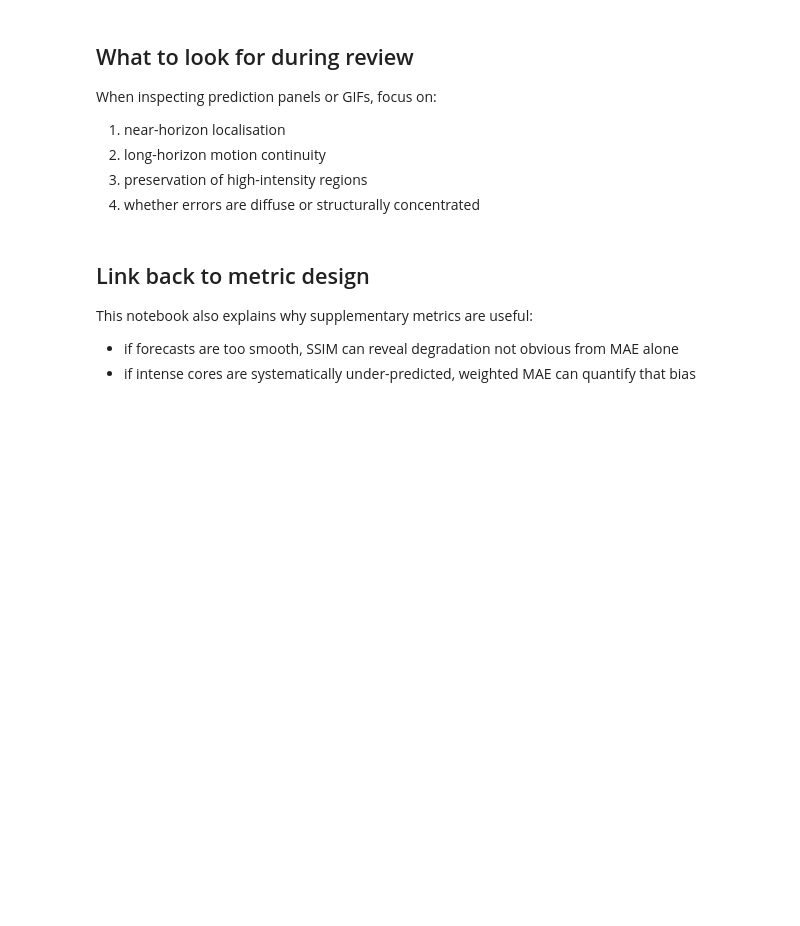
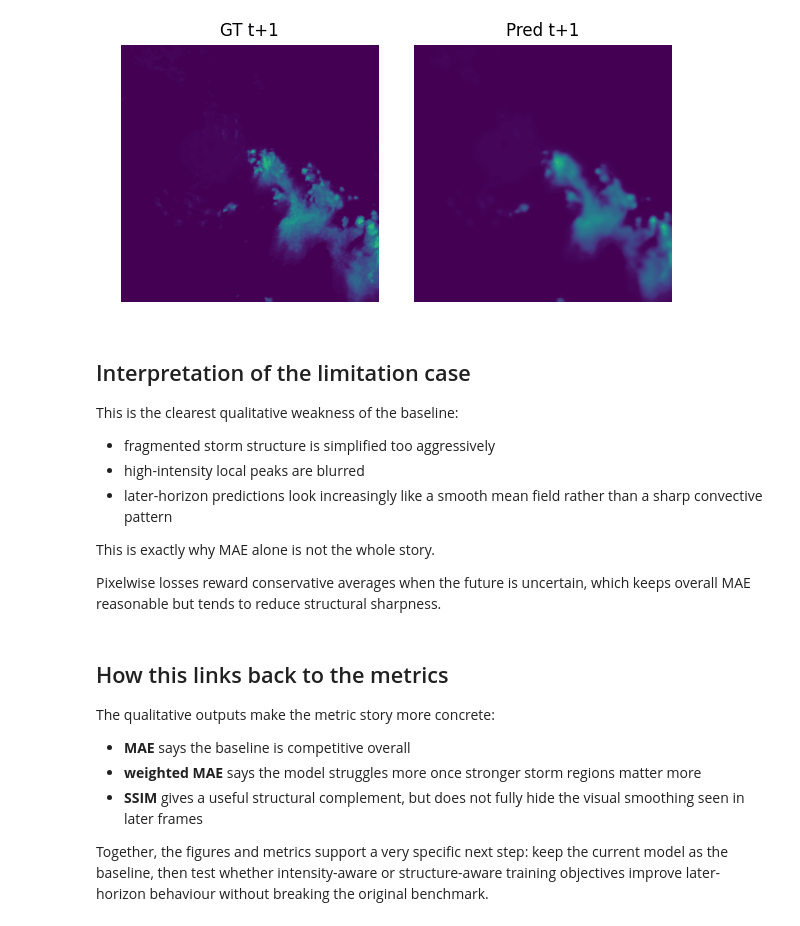
Before and after one commit to tilcarruthers/storm-forecasting-convlstm, a Jupyter notebook: notebooks/03_qualitative_results.ipynb, the cells around one changed output. Saved outputs shown, nothing was run; the diff lists cells and outputs as text; code cells hidden in the pictures; blank space fills up the shorter version.

```diff
--- a/notebooks/03_qualitative_results.ipynb
+++ b/notebooks/03_qualitative_results.ipynb
@@ -57,16 +80,27 @@ Sequence GIFs are useful for spotting:
+# %%
+display(Image(filename=str(failure_gif)))
+# %% [output]
+[figure, added]
 # %% [markdown]
-## What to look for during review
+## Interpretation of the limitation case
 
-When inspecting prediction panels or GIFs, focus on:
+This is the clearest qualitative weakness of the baseline:
 
-1. near-horizon localisation
-2. long-horizon motion continuity
-3. preservation of high-intensity regions
-4. whether errors are diffuse or structurally concentrated
+- fragmented storm structure is simplified too aggressively
+- high-intensity local peaks are blurred
+- later-horizon predictions look increasingly like a smooth mean field rather than a sharp convective pattern
+
+This is exactly why MAE alone is not the whole story.
+
+Pixelwise losses reward conservative averages when the future is uncertain, which keeps overall MAE reasonable but tends to reduce structural sharpness.
 # %% [markdown]
-## Link back to metric design
+## How this links back to the metrics
 
-This notebook also explains why supplementary metrics are useful:
+The qualitative outputs make the metric story more concrete:
 
-- if forecasts are too smooth, SSIM can reveal degradation not obvious from MAE alone
-- if intense cores are systematically under-predicted, weighted MAE can quantify that bias
+- **MAE** says the baseline is competitive overall
+- **weighted MAE** says the model struggles more once stronger storm regions matter more
+- **SSIM** gives a useful structural complement, but does not fully hide the visual smoothing seen in later frames
+
+Together, the figures and metrics support a very specific next step:
+keep the current model as the baseline, then test whether intensity-aware or structure-aware training objectives improve later-horizon behaviour without breaking the original benchmark.
```
Also changed, not shown: parts of 9 cells of this notebook, 4 other files.
